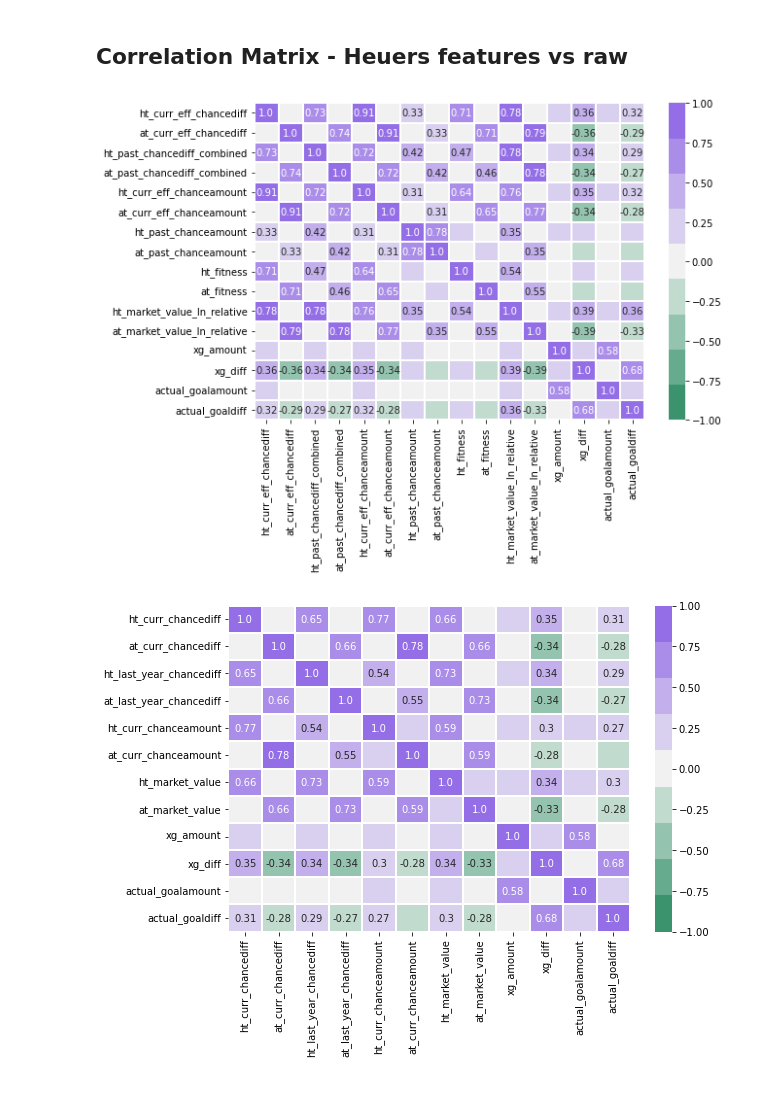
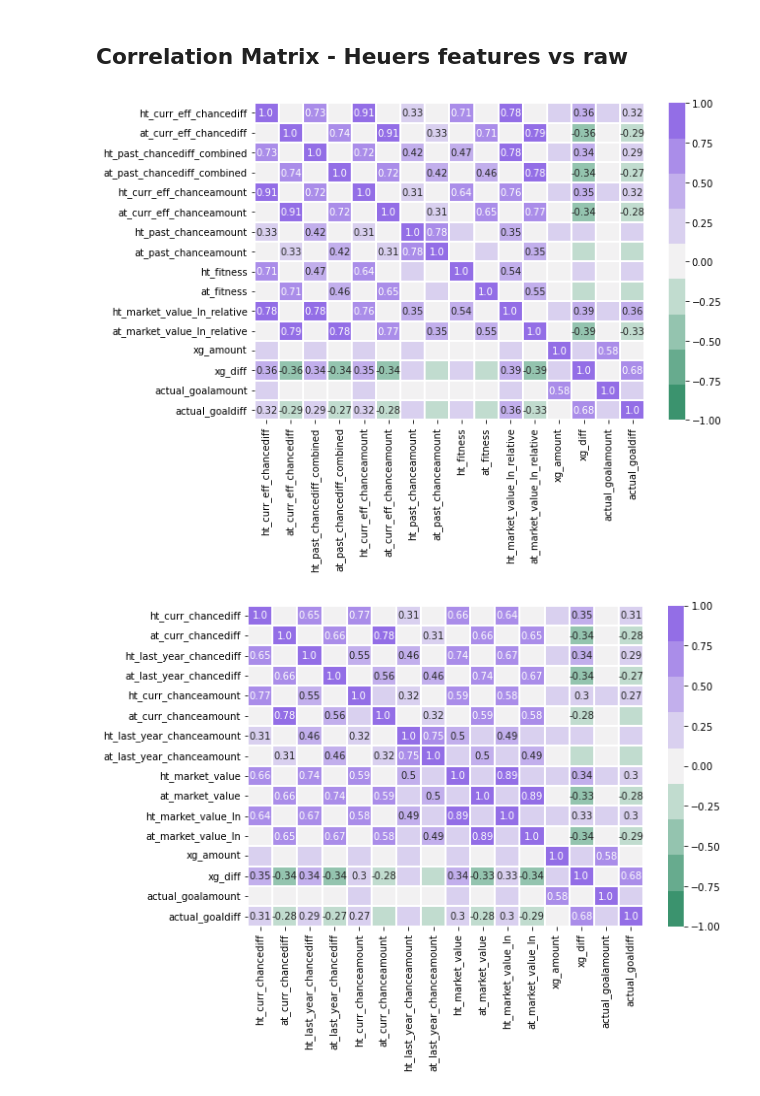
Before and after one commit to LUKEx76/football_prediction, a Jupyter notebook: plotting/plotting.ipynb, the cells around one changed output. Saved outputs shown, nothing was run; the diff lists cells and outputs as text; code cells hidden in the pictures.

Commit message:
added last chancefeatures

```diff
--- a/plotting/plotting.ipynb
+++ b/plotting/plotting.ipynb
@@ -140,17 +140,17 @@ def plot_correlationmatrix(df, threshold=0):
 # %%
 df_matches = pd.read_csv("data/plot_matches.csv", sep=";")
 heuer_features = ["ht_curr_eff_chancediff", "at_curr_eff_chancediff", "ht_past_chancediff_combined", "at_past_chancediff_combined",
                     "ht_curr_eff_chanceamount", "at_curr_eff_chanceamount", "ht_past_chanceamount", "at_past_chanceamount",
                     "ht_fitness", "at_fitness", "ht_market_value_ln_relative", "at_market_value_ln_relative",
                     "xg_amount", "xg_diff", "actual_goalamount", "actual_goaldiff"]
 other_features = ["ht_curr_chancediff", "at_curr_chancediff", "ht_last_year_chancediff","at_last_year_chancediff",
-                    "ht_curr_chanceamount", "at_curr_chanceamount",
-                     "ht_market_value", "at_market_value", "xg_amount", "xg_diff", "actual_goalamount", "actual_goaldiff"]
+                    "ht_curr_chanceamount", "at_curr_chanceamount", "ht_last_year_chanceamount", "at_last_year_chanceamount",
+                     "ht_market_value", "at_market_value","ht_market_value_ln","at_market_value_ln", "xg_amount", "xg_diff", "actual_goalamount", "actual_goaldiff"]
 
 plot_correlationmatrix(
     df_matches[heuer_features], threshold=0.25)
 plot_correlationmatrix(
     df_matches[other_features], threshold=0.25)
 # %% [output]
 [figure]
-[figure, old version]
+[figure, new version]
```
Also changed, not shown: 6 other files.
